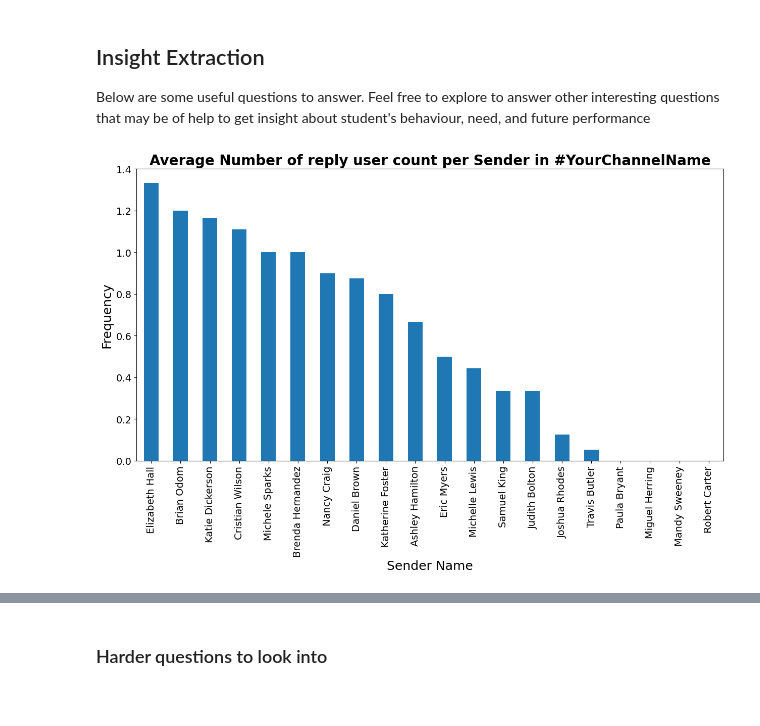
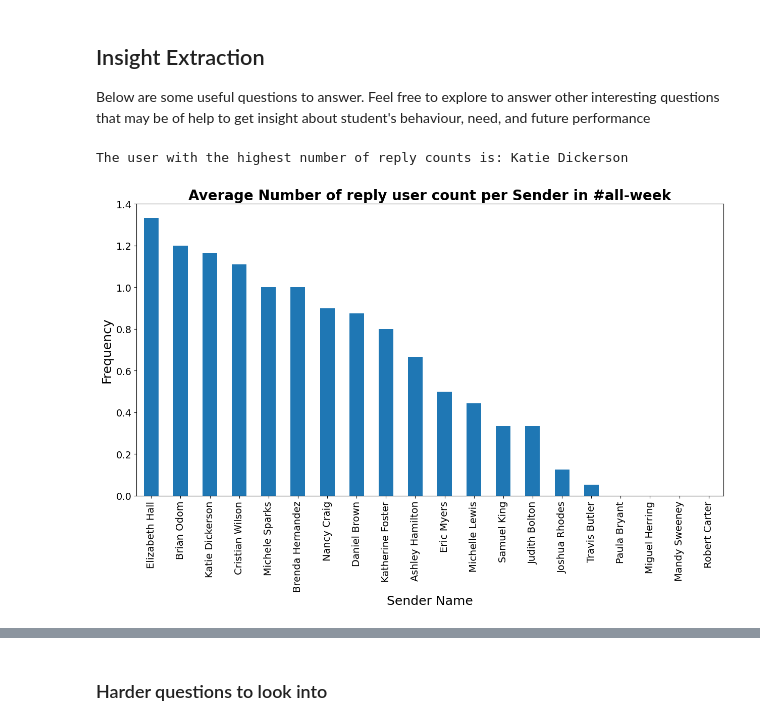
Before and after one commit to moykad/week0_starter_network_analysis, a Jupyter notebook: notebooks/parse_slack_data.ipynb, the cells around one changed output, grey strips where cells are left out. Saved outputs shown, nothing was run; the diff lists cells and outputs as text; code cells hidden in the pictures.

```diff
--- a/notebooks/parse_slack_data.ipynb
+++ b/notebooks/parse_slack_data.ipynb
@@ -355,7 +369,12 @@ Below are some useful questions to answer. Feel free to explore to answer other
 # %%
 # which user has the highest number of reply counts?
 #draw_avg_reply_users_count(pfill, channel='YourChannelName')
+user_with_highest_replies = pfill.groupby('sender_name')['reply_count'].sum().idxmax()
+print(f"The user with the highest number of reply counts is: {user_with_highest_replies}")
 # %% [output]
-[figure, removed]
+The user with the highest number of reply counts is: Katie Dickerson
 # %%
 # Visualize reply counts per user per channel
+draw_avg_reply_users_count(pfill,'all-week')
+# %% [output]
+[figure, added]
```
Also changed, not shown: parts of 12 cells of this notebook.
